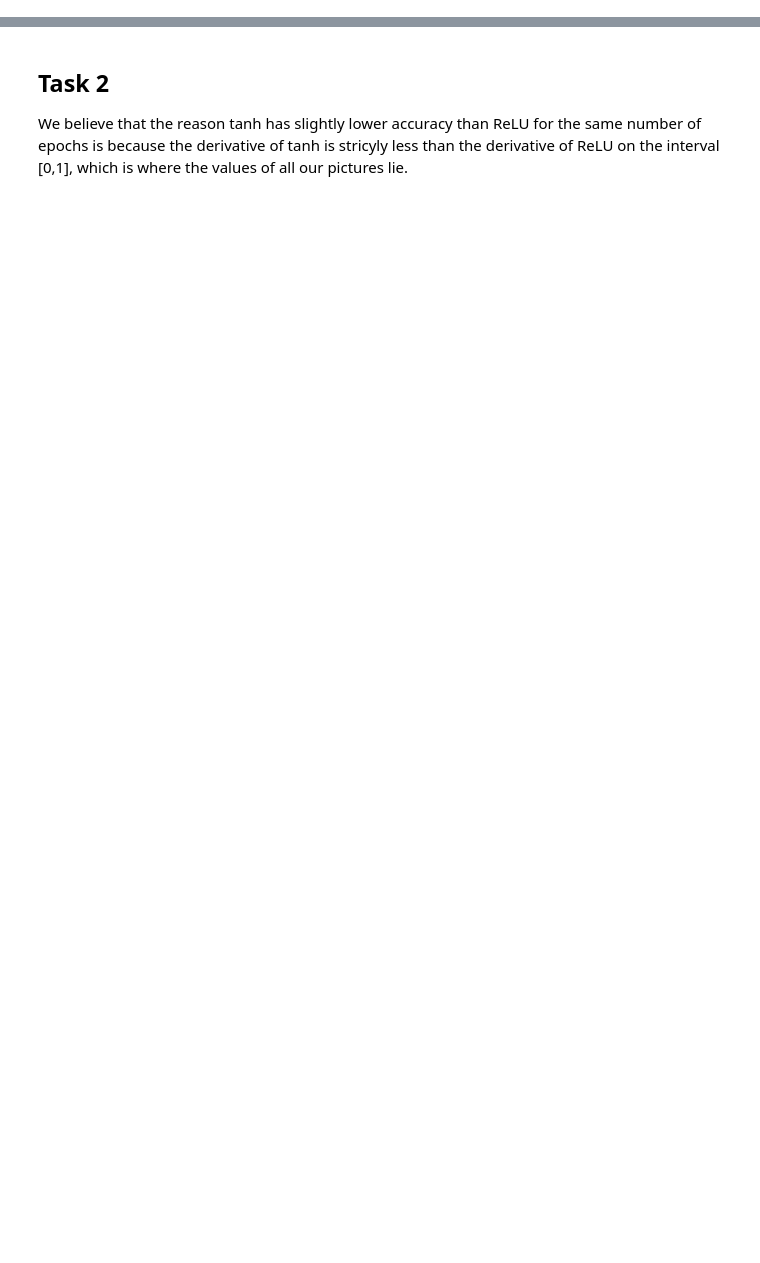
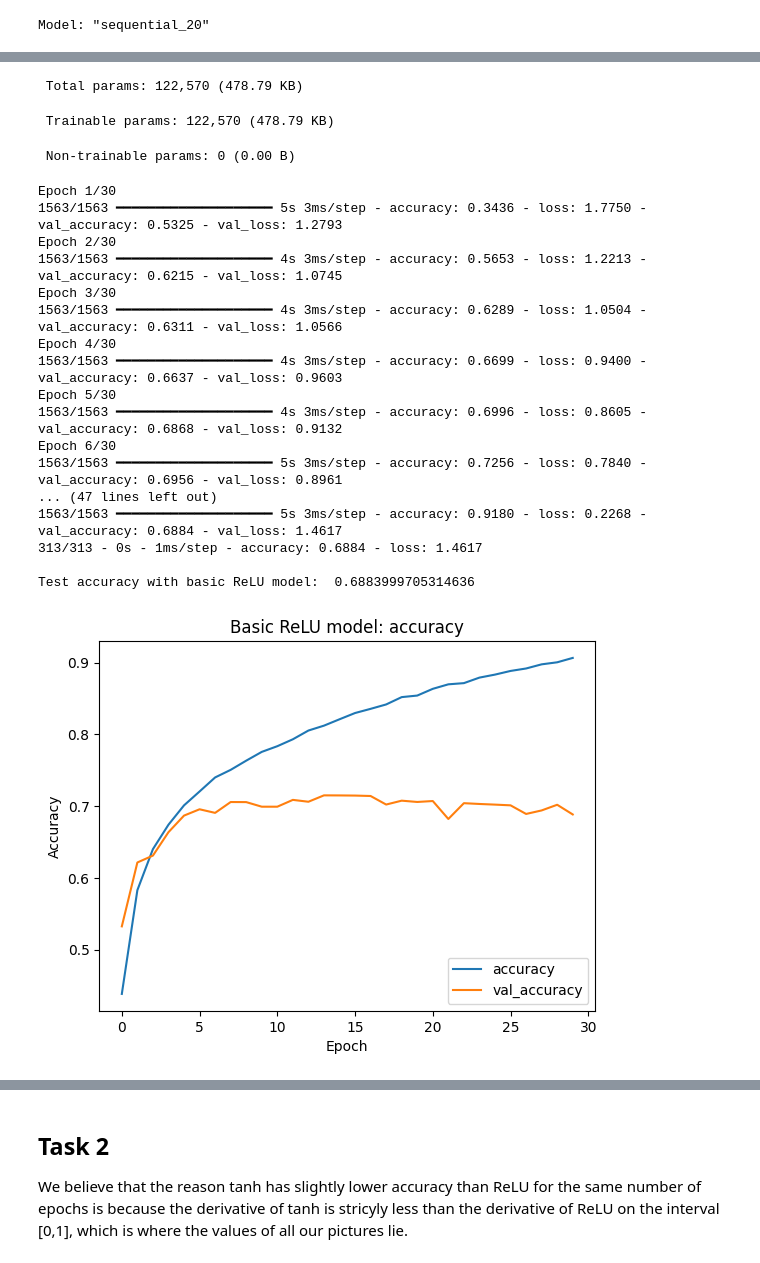
Before and after one commit to aggelitoo/deep_learning, a Jupyter notebook: project2/project2.ipynb, the cells around one changed output, grey strips where cells are left out. Drawn from its saved outputs; the diff is of its cells as text; code cells hidden in the pictures; blank space fills up the shorter version.

```diff
--- a/project2/project2.ipynb
+++ b/project2/project2.ipynb
@@ -201,0 +32,56 @@ print(test_acc2)
+# %%
+# basic ReLU model
+model = models.Sequential(
+    [
+        keras.Input((32, 32, 3)),
+
+        layers.Conv2D(32, (3, 3)),
+        layers.Activation('relu'),
+        layers.MaxPooling2D((2, 2)),
+
+        layers.Conv2D(64, (3, 3)),
+        layers.Activation('relu'),
+        layers.MaxPooling2D((2, 2)),
+
+        layers.Conv2D(64, (3, 3)),
+        layers.Activation('relu'),
+
+        layers.Flatten(),
+        layers.Dense(64),
+        layers.Activation('relu'),
+        layers.Dense(10)
+    ]
+)
+
+model.summary()
+
+model.compile(optimizer='adam',
+              loss=tf.keras.losses.SparseCategoricalCrossentropy(from_logits=True),
+              metrics=['accuracy'])
+
+# training model
+history = model.fit(train_images, train_labels, epochs=30,
+                    validation_data=(test_images, test_labels))
+
+# testing the model
+test_loss, test_acc = model.evaluate(test_images,  test_labels, verbose=2)
+print("\nTest accuracy with basic ReLU model: ", test_acc)
+
+#plotting results
+plt.plot(history.history['accuracy'], label='accuracy')
+plt.plot(history.history['val_accuracy'], label = 'val_accuracy')
+plt.xlabel('Epoch')
+plt.ylabel('Accuracy')
+plt.title('Basic ReLU model: accuracy')
+plt.legend(loc='lower right')
+plt.show()
+
+plt.plot(history.history['loss'], label='Training loss')
+plt.plot(history.history['val_loss'], label = 'Validation loss')
+plt.xlabel('Epoch')
+plt.ylabel('Loss')
+plt.title('Basic ReLU model: loss')
+plt.legend(loc='lower left')
+plt.show()
+# %% [output]
+Model: "sequential_20"
@@ -201,0 +105,21 @@ print(test_acc2)
+ Total params: 122,570 (478.79 KB)
+ Trainable params: 122,570 (478.79 KB)
+ Non-trainable params: 0 (0.00 B)
+Epoch 1/30
+1563/1563 ━━━━━━━━━━━━━━━━━━━━ 5s 3ms/step - accuracy: 0.3436 - loss: 1.7750 - val_accuracy: 0.5325 - val_loss: 1.2793
+Epoch 2/30
+1563/1563 ━━━━━━━━━━━━━━━━━━━━ 4s 3ms/step - accuracy: 0.5653 - loss: 1.2213 - val_accuracy: 0.6215 - val_loss: 1.0745
+Epoch 3/30
+1563/1563 ━━━━━━━━━━━━━━━━━━━━ 4s 3ms/step - accuracy: 0.6289 - loss: 1.0504 - val_accuracy: 0.6311 - val_loss: 1.0566
+Epoch 4/30
+1563/1563 ━━━━━━━━━━━━━━━━━━━━ 4s 3ms/step - accuracy: 0.6699 - loss: 0.9400 - val_accuracy: 0.6637 - val_loss: 0.9603
+Epoch 5/30
+1563/1563 ━━━━━━━━━━━━━━━━━━━━ 4s 3ms/step - accuracy: 0.6996 - loss: 0.8605 - val_accuracy: 0.6868 - val_loss: 0.9132
+Epoch 6/30
+1563/1563 ━━━━━━━━━━━━━━━━━━━━ 5s 3ms/step - accuracy: 0.7256 - loss: 0.7840 - val_accuracy: 0.6956 - val_loss: 0.8961
+... (47 lines left out)
+1563/1563 ━━━━━━━━━━━━━━━━━━━━ 5s 3ms/step - accuracy: 0.9180 - loss: 0.2268 - val_accuracy: 0.6884 - val_loss: 1.4617
+313/313 - 0s - 1ms/step - accuracy: 0.6884 - loss: 1.4617
+
+Test accuracy with basic ReLU model:  0.6883999705314636
+[figure, added]
```
Also changed, not shown: parts of 30 cells of this notebook, 2 other files.
